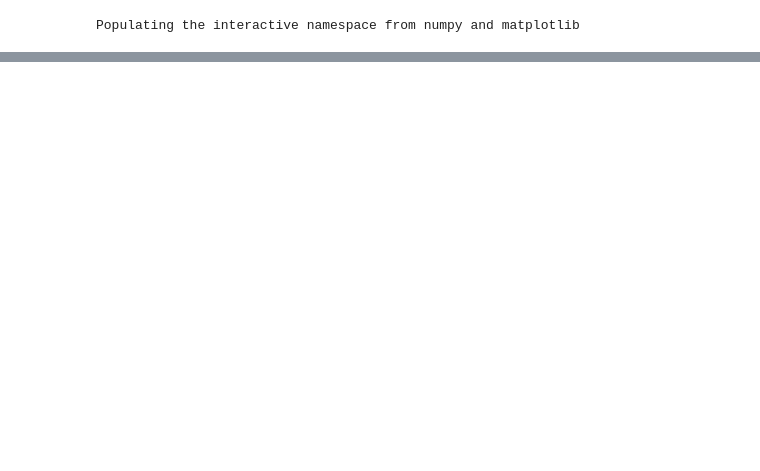
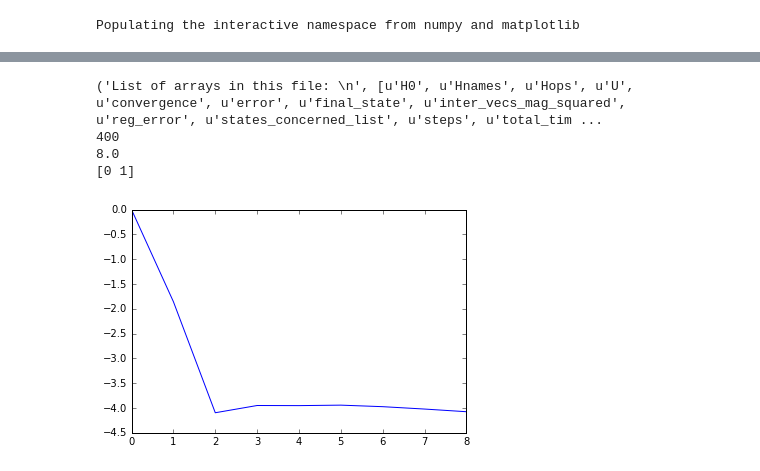
Before and after one commit to SchusterLab/GRAPE-Tensorflow-Examples, a Jupyter notebook: Qubit_Pi_Pulse.ipynb, the cells around one changed output, grey strips where cells are left out. Cells and saved outputs as stored; diff of their text form; code cells hidden in the pictures; blank space fills up the shorter version.

```diff
--- a/Qubit_Pi_Pulse.ipynb
+++ b/Qubit_Pi_Pulse.ipynb
@@ -94,11 +95,18 @@ uks,U_final = Grape(H0,Hops,Hnames,U,total_time,steps,psi0,convergence=convergen
 # %%
 import numpy as np
 import h5py
 
-with h5py.File('/home/nelson/Simulations/GRAPE-Data/00000_transmon_pi.h5','r') as hf:
+with h5py.File('/home/nelson/Simulations/GRAPE-Data/00046_transmon_pi.h5','r') as hf:
     print('List of arrays in this file: \n', hf.keys())
     steps = np.array(hf.get('steps'))
     print steps
     total_time = np.array(hf.get('total_time'))
     print total_time
     print np.array(hf.get('states_concerned_list'))
+    plt.plot(log10(hf.get('error')))
+# %% [output]
+('List of arrays in this file: \n', [u'H0', u'Hnames', u'Hops', u'U', u'convergence', u'error', u'final_state', u'inter_vecs_mag_squared', u'reg_error', u'states_concerned_list', u'steps', u'total_tim ...
+400
+8.0
+[0 1]
+[figure, added]
```
Also changed, not shown: parts of 1 cell of this notebook, 2 other files.
